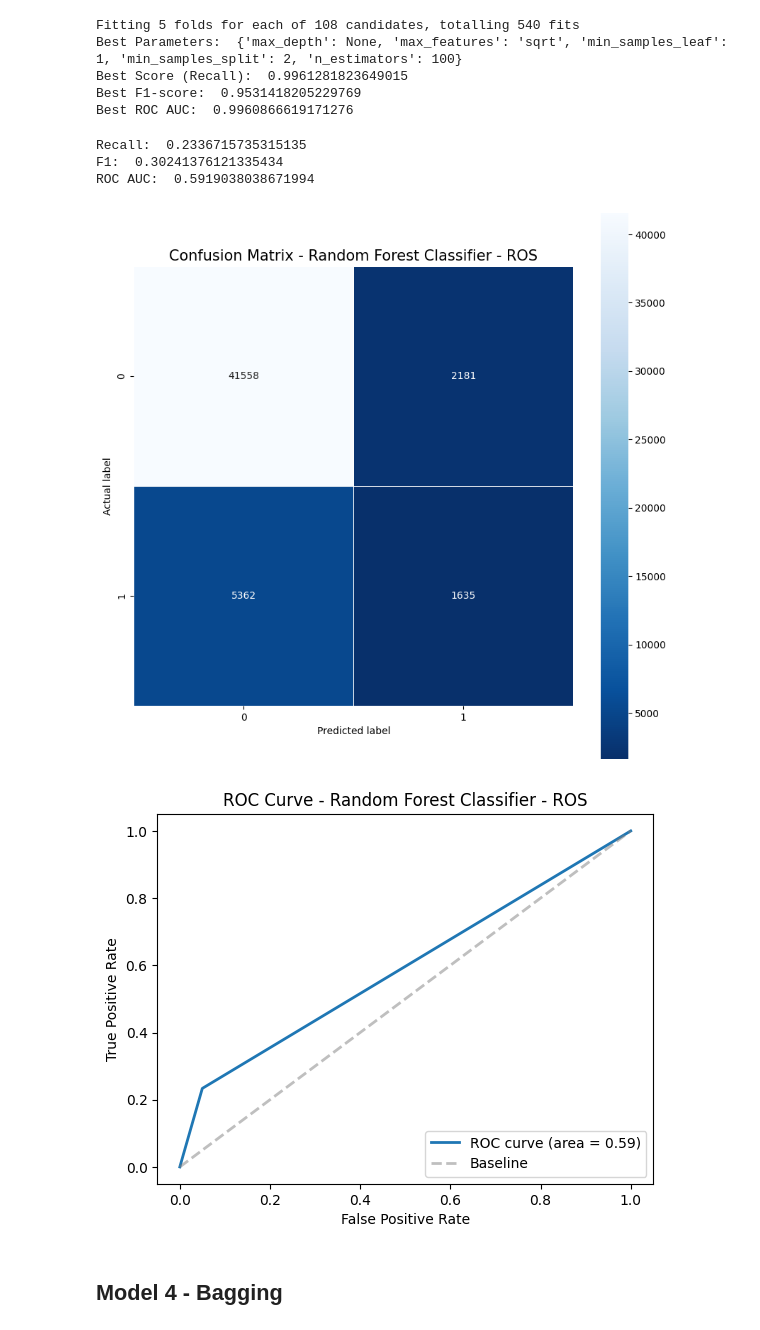
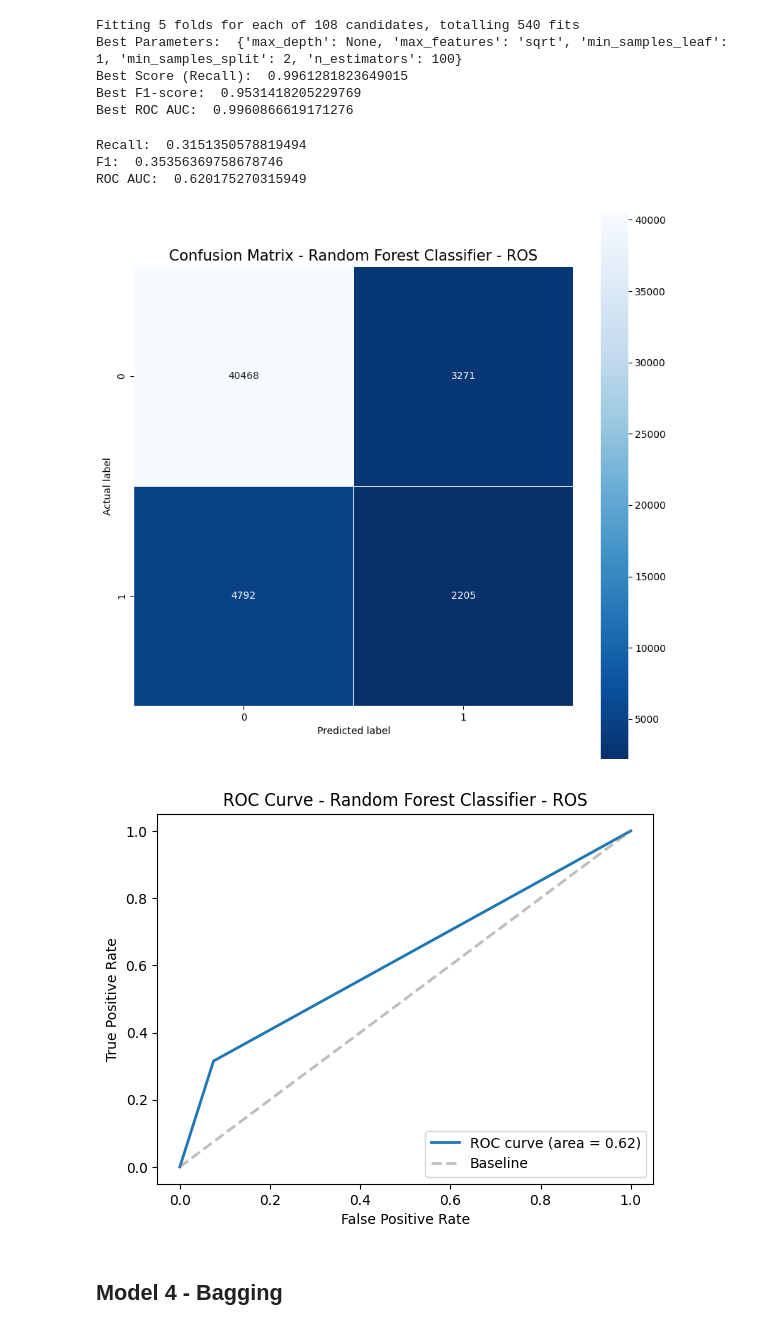
Before and after one commit to RileyLeo/Diabetes-Prediction-ML, a Jupyter notebook: notebook.ipynb, the cells around one changed output. Drawn from its saved outputs; the diff is of its cells as text; code cells hidden in the pictures.

Commit message:
correction - random forest with oversampling

```diff
--- a/notebook.ipynb
+++ b/notebook.ipynb
@@ -1150,27 +1145,27 @@ Best Score (Recall):  0.9961281823649015
 Best F1-score:  0.9531418205229769
 Best ROC AUC:  0.9960866619171276
 # %%
-rf_y_pred = best_rf_classifier.predict(X_test)
+ros_y_pred = ros_best_rf_classifier.predict(X_test)
 
-recall = recall_score(y_test, rf_y_pred)
-f1 = f1_score(y_test, rf_y_pred)
-roc_auc = roc_auc_score(y_test, rf_y_pred)
+recall = recall_score(y_test, ros_y_pred)
+f1 = f1_score(y_test, ros_y_pred)
+roc_auc = roc_auc_score(y_test, ros_y_pred)
 
 print("Recall: ", recall)
 print("F1: ", f1)
 print("ROC AUC: ", roc_auc)
 # %% [output]
-Recall:  0.2336715735315135
-F1:  0.30241376121335434
-ROC AUC:  0.5919038038671994
+Recall:  0.3151350578819494
+F1:  0.35356369758678746
+ROC AUC:  0.620175270315949
 # %%
-plot_confusion_matrix(y_test, rf_y_pred, 'Confusion Matrix - Random Forest Classifier - ROS')
+plot_confusion_matrix(y_test, ros_y_pred, 'Confusion Matrix - Random Forest Classifier - ROS')
 # %% [output]
-[figure, old version]
+[figure, new version]
 # %%
-plot_roc_curve(y_test, rf_y_pred, 'ROC Curve - Random Forest Classifier - ROS')
+plot_roc_curve(y_test, ros_y_pred, 'ROC Curve - Random Forest Classifier - ROS')
 # %% [output]
-[figure, old version]
+[figure, new version]
 # %% [markdown]
 ## Model 4 - Bagging
 # %%
```
Also changed, not shown: parts of 1 cell of this notebook.
